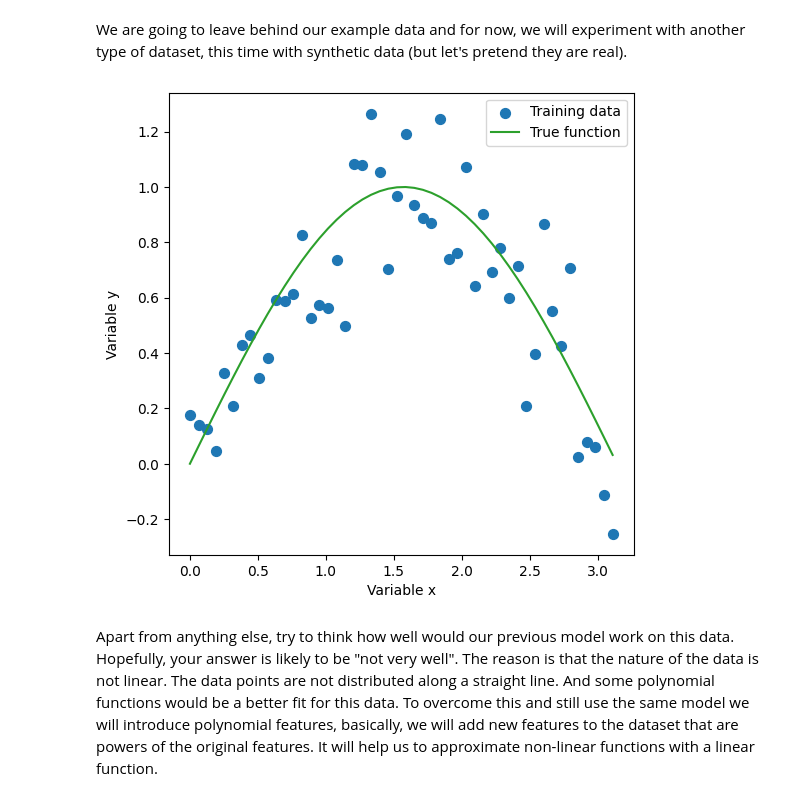
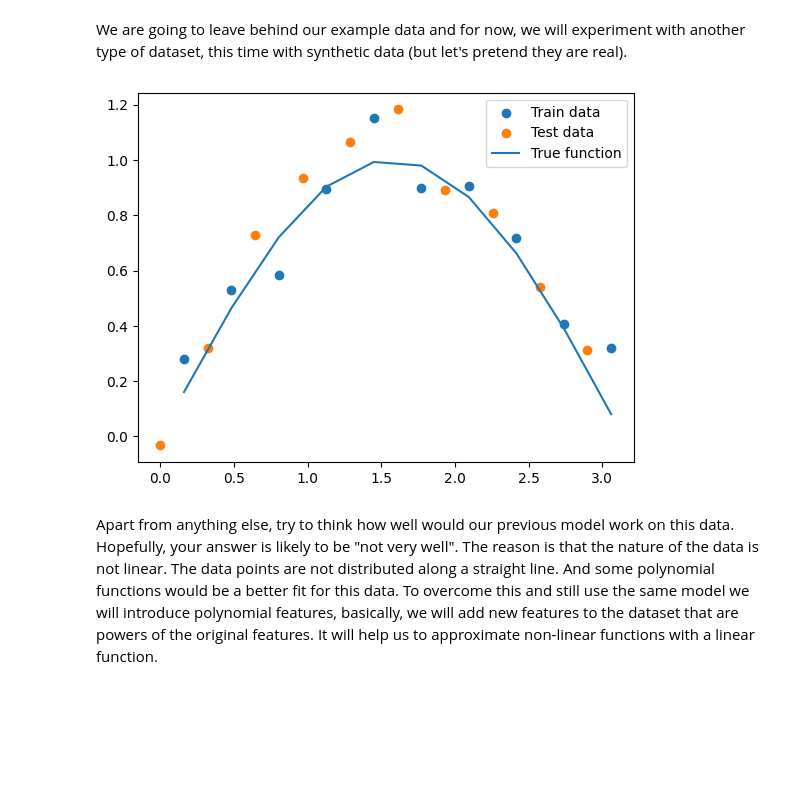
Before and after one commit to IMCF-Biocev/NNBA-2023, a Jupyter notebook: lecture.ipynb, the cells around one changed output. Drawn from its saved outputs; the diff is of its cells as text; code cells hidden in the pictures; blank space fills up the shorter version.

```diff
--- a/lecture.ipynb
+++ b/lecture.ipynb
@@ -397,25 +397,29 @@ We are going to leave behind our example data and for now, we will experiment wi
 # %%
 #@title
 # Simulate noisy sine wave
-xs = np.linspace(0, np.pi, 100)
-ys = np.sin(xs) + np.random.normal(0, 0.2, 100)
+xs = np.linspace(0, np.pi, 40)
+ys = np.sin(xs) + np.random.normal(0, 0.1, 40)
+
 # remove some data pointsxs
 xs = xs[::2]
 ys = ys[::2]
 
+xs_train = xs[1::2]
+ys_train = ys[1::2]
+xs_val = xs[::2]
+ys_val = ys[::2]
+
 # compute true sine wave
-y_true = np.sin(xs)
+y_true = np.sin(xs_train)
 
 # plot the data
-plt.figure(figsize=(6, 6))
-plt.scatter(xs, ys, s=50, label='Training data')
-plt.plot(xs, y_true, color='tab:green', label='True function')
-plt.xlabel('Variable x')
-plt.ylabel('Variable y')
+plt.scatter(xs_train, ys_train, label='Train data')
+plt.scatter(xs_val, ys_val, label='Test data')
+plt.plot(xs_train, y_true, label='True function')
 plt.legend()
 plt.show()
 # %% [output]
-[figure, old version]
+[figure, new version]
 # %% [markdown]
 Apart from anything else, try to think how well would our previous model work on this data. Hopefully, your answer is likely to be "not very well". The reason is that the nature of the data is not linear. The data points are not distributed along a straight line. And some polynomial functions would be a better fit for this data. To overcome this and still use the same model we will introduce polynomial features, basically, we will add new features to the dataset that are powers of the original features. It will help us to approximate non-linear functions with a linear function.
 # %%
```
Also changed, not shown: parts of 1 cell of this notebook, 1 other file.
